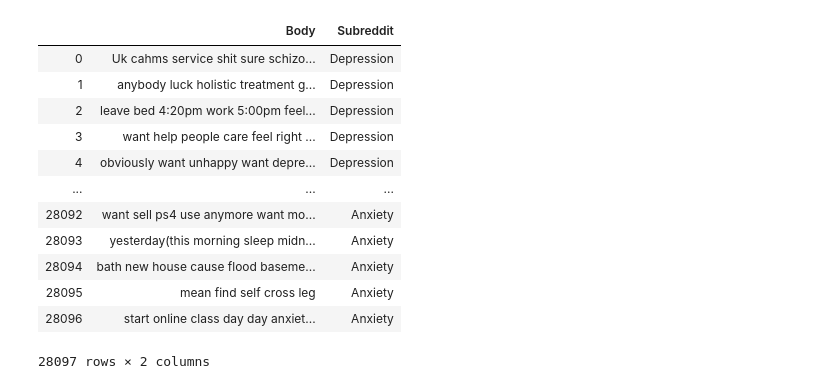
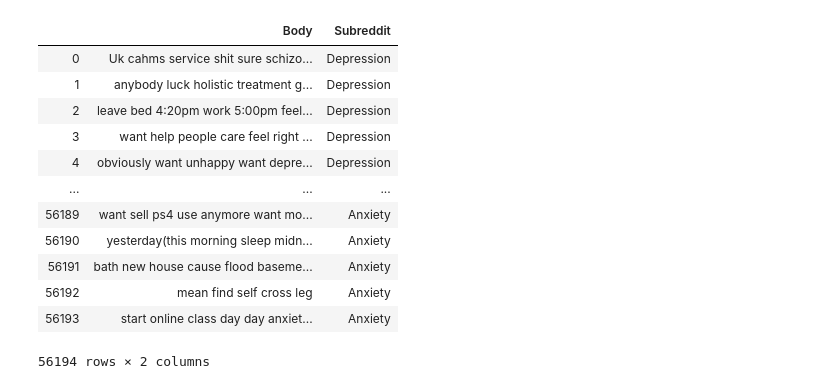
Before and after one commit to heathersaul-nos3lf/final_horsemen, a Jupyter notebook: t-SNE .ipynb, the cells around one changed output. Drawn from its saved outputs; the diff is of its cells as text; code cells hidden in the pictures.

```diff
--- a/t-SNE .ipynb
+++ b/t-SNE .ipynb
@@ -92,35 +111,35 @@ for doc in text_doc:
 # %%
 #However doc_list gives us each post as a list, with individual words being elements
 from nltk.tokenize.treebank import TreebankWordDetokenizer
 empt = [];
 for doc in doc_list:
     a1 = TreebankWordDetokenizer().detokenize(doc)
     empt.append(a1)
 
 subreddit = [];
 for sub in df['Subreddit']:
     a2 = sub
     subreddit.append(a2)
 
 d = list(zip(empt,subreddit))
 #df_doc_dep is a dataframe that has cleaned posts from the subreddits.
 #all the 'removed' posts are gone and all the stopwords in the individual posts are gone!
 
 #both doc_list and df_doc are important (at least I think so :D)
 
-df_doc_dep = pd.DataFrame(d, columns = ['Body', 'Subreddit'])
-df_doc_dep
+data = pd.DataFrame(d, columns = ['Body', 'Subreddit'])
+data
 # %% [output]
 |  | Body | Subreddit |
 | 0 | Uk cahms service shit sure schizo... | Depression |
 | 1 | anybody luck holistic treatment g... | Depression |
 | 2 | leave bed 4:20pm work 5:00pm feel... | Depression |
 | 3 | want help people care feel right ... | Depression |
 | 4 | obviously want unhappy want depre... | Depression |
 | ... | ... | ... |
-| 28092 | want sell ps4 use anymore want mo... | Anxiety |
-| 28093 | yesterday(this morning sleep midn... | Anxiety |
-| 28094 | bath new house cause flood baseme... | Anxiety |
-| 28095 | mean find self cross leg | Anxiety |
-| 28096 | start online class day day anxiet... | Anxiety |
+| 56189 | want sell ps4 use anymore want mo... | Anxiety |
+| 56190 | yesterday(this morning sleep midn... | Anxiety |
+| 56191 | bath new house cause flood baseme... | Anxiety |
+| 56192 | mean find self cross leg | Anxiety |
+| 56193 | start online class day day anxiet... | Anxiety |
-28097 rows × 2 columns
+56194 rows × 2 columns
```
Also changed, not shown: parts of 15 cells of this notebook, 1 other file.
